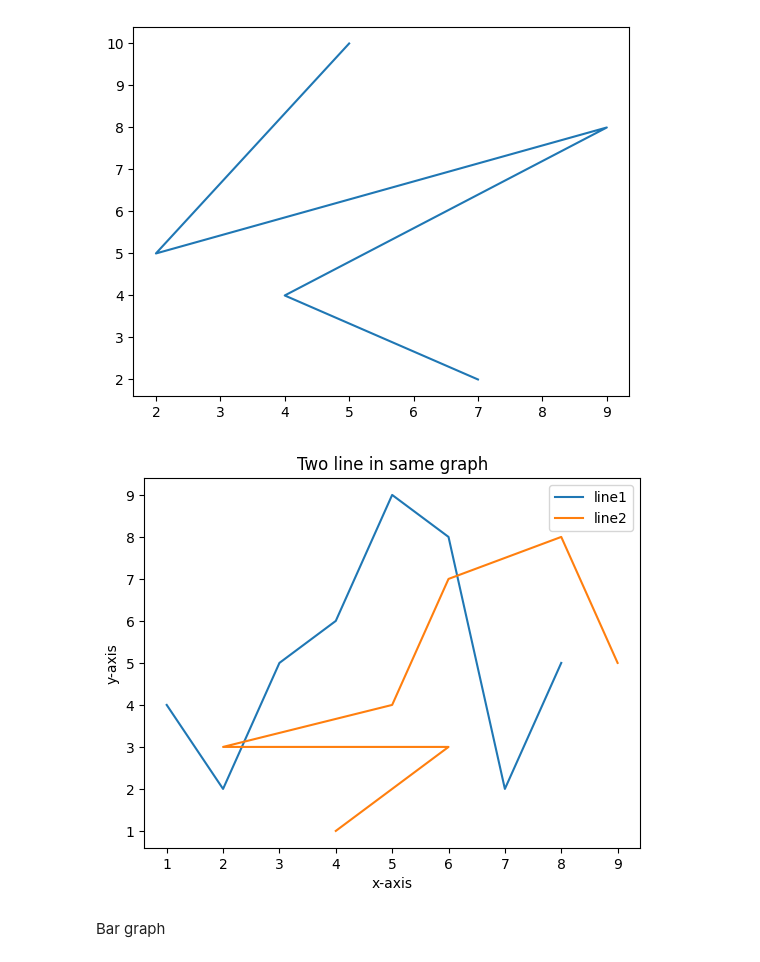
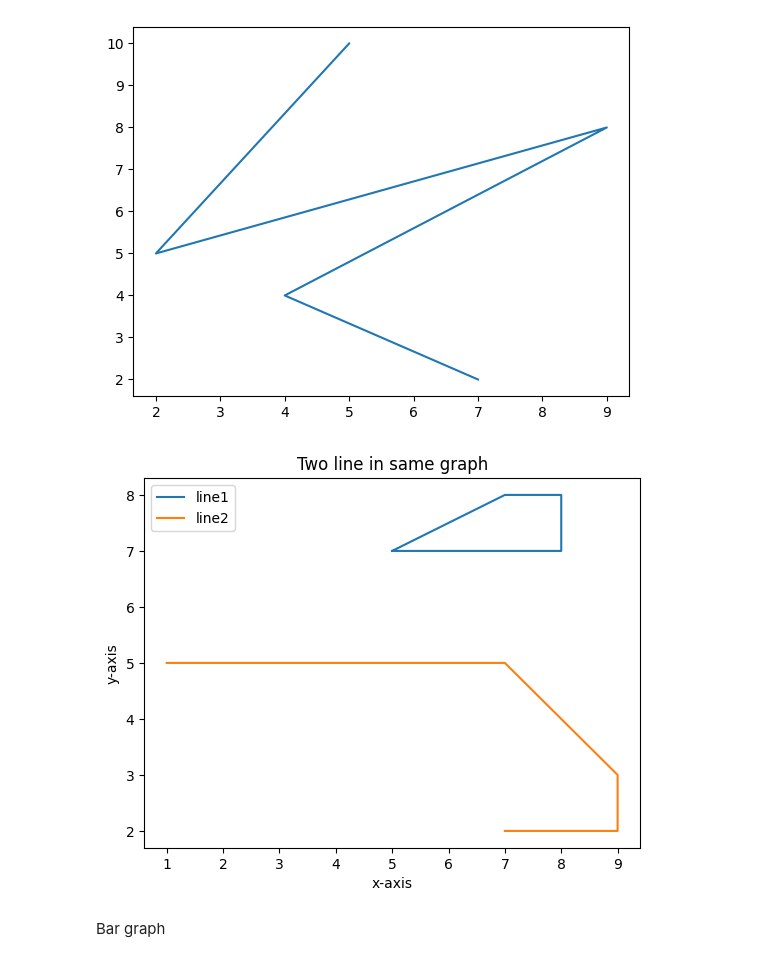
Before and after one commit to shankar1R/AI-ML, a Jupyter notebook: Matplotlib.ipynb, the cells around one changed output. Cells and saved outputs as stored; diff of their text form; code cells hidden in the pictures.

```diff
--- a/Matplotlib.ipynb
+++ b/Matplotlib.ipynb
@@ -27,27 +27,27 @@ plt.show()
 # %%
 from matplotlib import pyplot as plt
 
-x1=[1,2,3,4,5,6,7,8]
+x1=[5,7,8,8,5]
 
-y1=[4,2,5,6,9,8,2,5]
+y1=[7,8,8,7,7]
 
 plt.plot(x1,y1,label="line1")
 
-x2=[4,5,6,2,5,6,8,9]
+x2=[7,9,9,7,1]
 
-y2=[1,2,3,3,4,7,8,5]
+y2=[2,2,3,5,5]
 
 plt.plot(x2,y2,label="line2")
 
 plt.xlabel('x-axis')
 
 plt.ylabel('y-axis')
 plt.title("Two line in same graph")
 
 plt.legend()
 plt.show()
 # %% [output]
-[figure, old version]
+[figure, new version]
 # %% [markdown]
 Bar graph
 # %%
```
Also changed, not shown: parts of 2 cells of this notebook.
